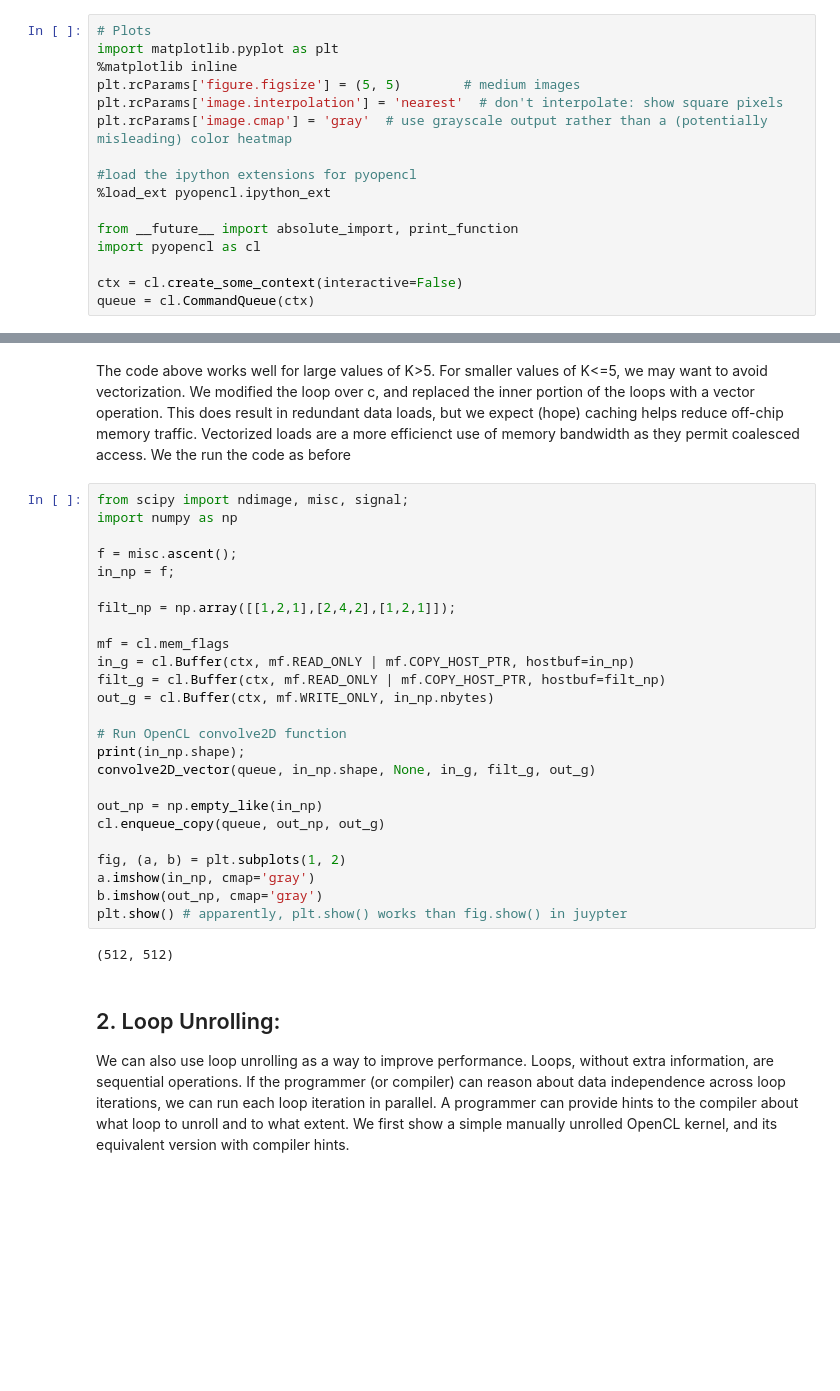
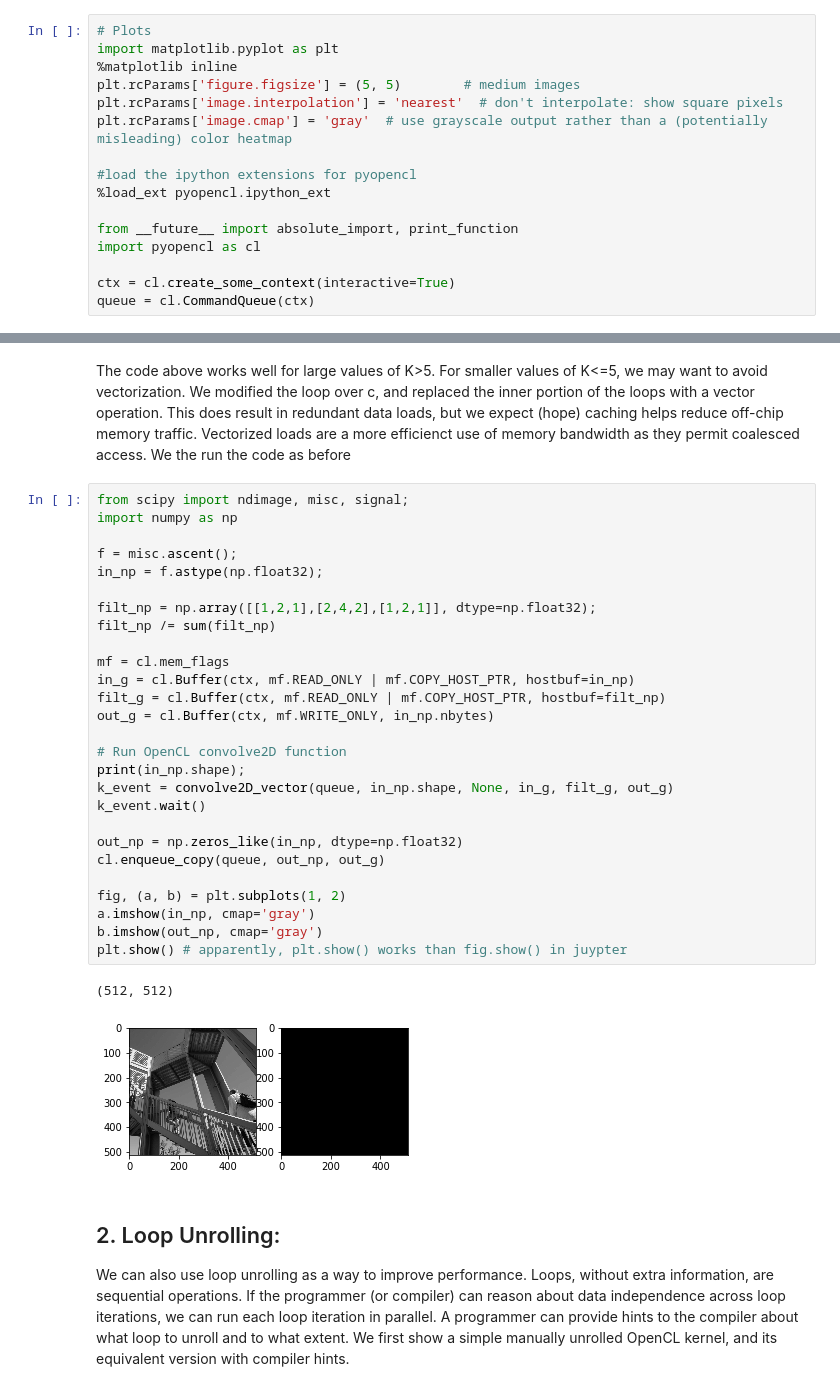
Before and after one commit to nachiket/papaa-labs, a Jupyter notebook: Convolution on Multi-core CPUs.ipynb, the cells around one changed output, grey strips where cells are left out. Cells and saved outputs as stored; diff of their text form; blank space fills up the shorter version.

Commit message:
Fixed dtype and normalized filter, vector kernel needs review

```diff
--- a/Convolution on Multi-core CPUs.ipynb
+++ b/Convolution on Multi-core CPUs.ipynb
@@ -18,7 +18,7 @@ plt.rcParams['image.cmap'] = 'gray'  # use grayscale output rather than a (poten
 from __future__ import absolute_import, print_function
 import pyopencl as cl
 
-ctx = cl.create_some_context(interactive=False)
+ctx = cl.create_some_context(interactive=True)
 queue = cl.CommandQueue(ctx)
 # %% [output]
 Choose platform:
@@ -77,30 +74,33 @@ The code above works well for large values of K>5. For smaller values of K<=5, w
 # %%
 from scipy import ndimage, misc, signal;
 import numpy as np
 
 f = misc.ascent();
-in_np = f;
+in_np = f.astype(np.float32);
 
-filt_np = np.array([[1,2,1],[2,4,2],[1,2,1]]);
+filt_np = np.array([[1,2,1],[2,4,2],[1,2,1]], dtype=np.float32);
+filt_np /= sum(filt_np)
 
 mf = cl.mem_flags
 in_g = cl.Buffer(ctx, mf.READ_ONLY | mf.COPY_HOST_PTR, hostbuf=in_np)
 filt_g = cl.Buffer(ctx, mf.READ_ONLY | mf.COPY_HOST_PTR, hostbuf=filt_np)
 out_g = cl.Buffer(ctx, mf.WRITE_ONLY, in_np.nbytes)
 
 # Run OpenCL convolve2D function
 print(in_np.shape);
-convolve2D_vector(queue, in_np.shape, None, in_g, filt_g, out_g)
+k_event = convolve2D_vector(queue, in_np.shape, None, in_g, filt_g, out_g)
+k_event.wait()
 
-out_np = np.empty_like(in_np)
+out_np = np.zeros_like(in_np, dtype=np.float32)
 cl.enqueue_copy(queue, out_np, out_g)
 
 fig, (a, b) = plt.subplots(1, 2)
 a.imshow(in_np, cmap='gray')
 b.imshow(out_np, cmap='gray')
 plt.show() # apparently, plt.show() works than fig.show() in juypter
 # %% [output]
 (512, 512)
+[figure, added]
 # %% [markdown]
 ## 2. Loop Unrolling:
 We can also use loop unrolling as a way to improve performance. Loops, without extra information, are sequential operations. If the programmer (or compiler) can reason about data independence across loop iterations, we can run each loop iteration in parallel. A programmer can provide hints to the compiler about what loop to unroll and to what extent. We first show a simple manually unrolled OpenCL kernel, and its equivalent version with compiler hints.
```
Also changed, not shown: parts of 3 cells of this notebook.
